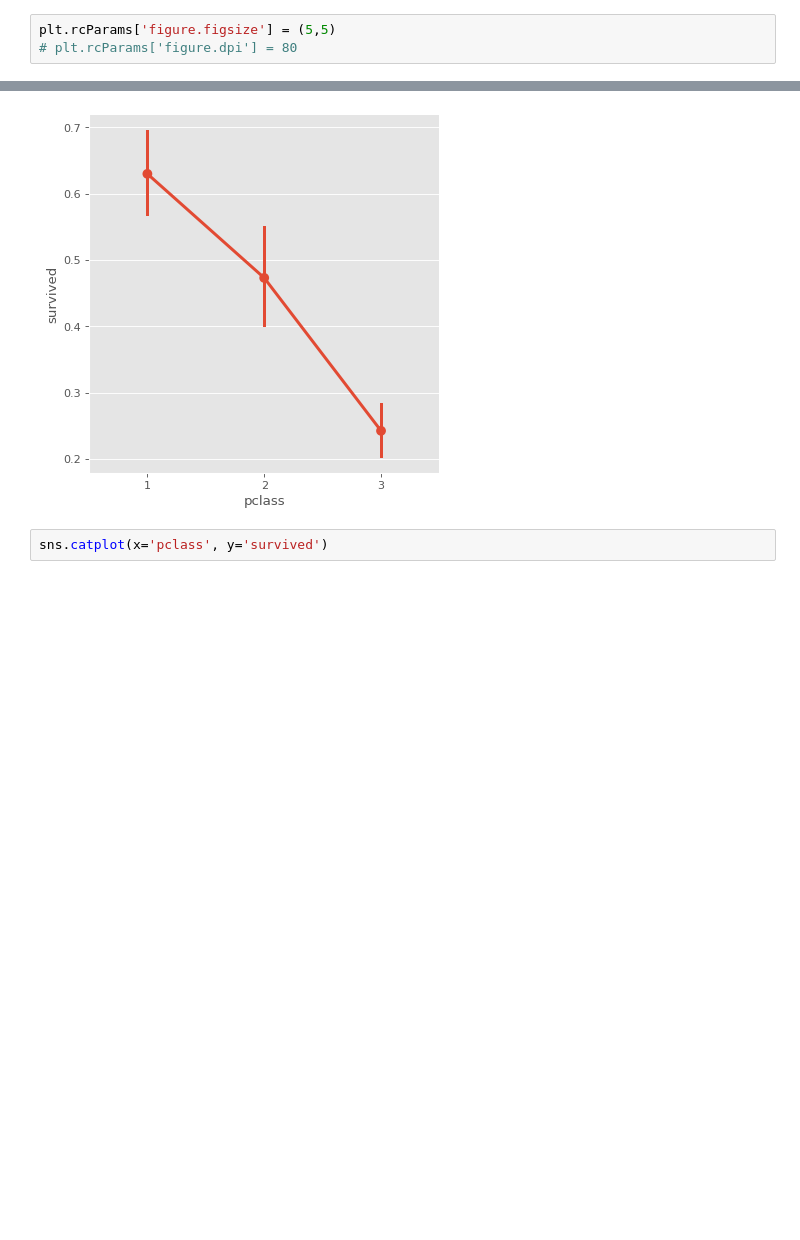
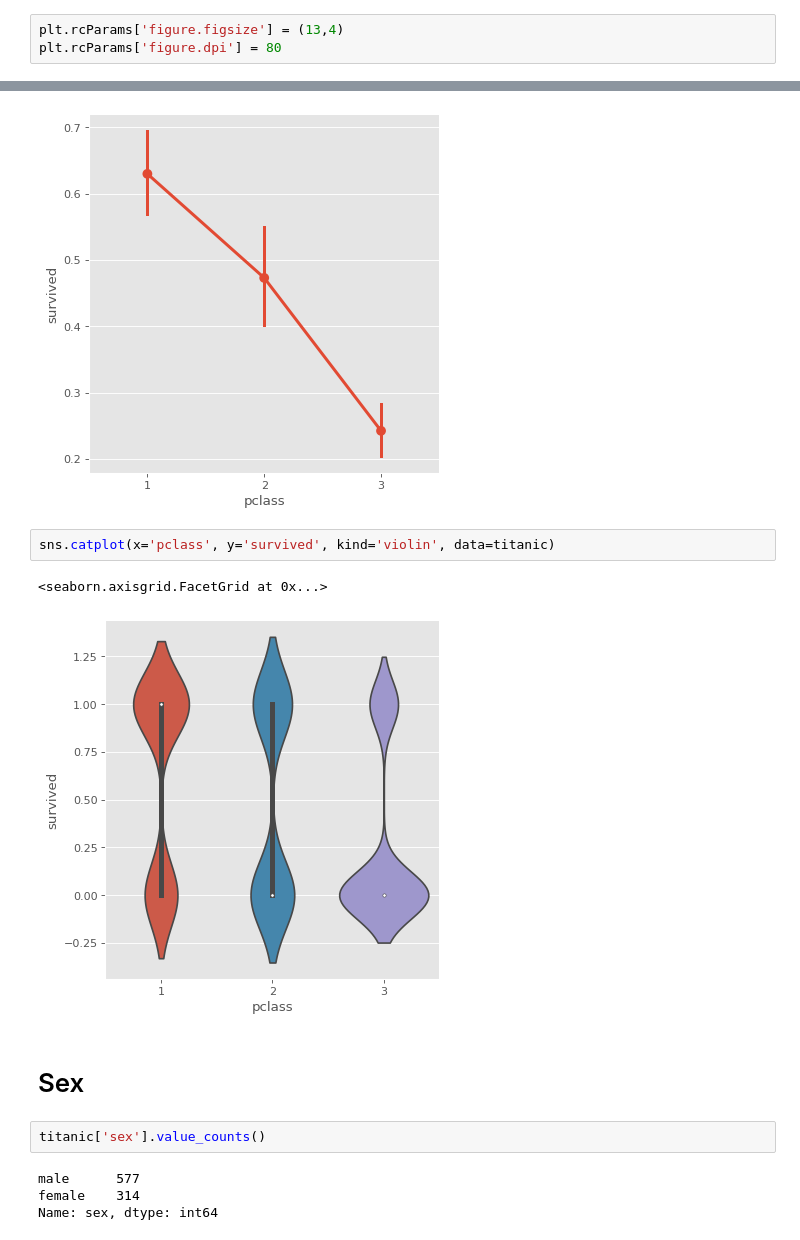
Before and after one commit to mainaliashish/data-science, a Jupyter notebook: EDA/titanic-dataset/eda-titanic.ipynb, the cells around one changed output, grey strips where cells are left out. Cells and saved outputs as stored; diff of their text form; blank space fills up the shorter version.

```diff
--- a/EDA/titanic-dataset/eda-titanic.ipynb
+++ b/EDA/titanic-dataset/eda-titanic.ipynb
@@ -7,8 +7,8 @@ import matplotlib.pyplot as plt
 import seaborn as sns
 %matplotlib inline
 # %%
-plt.rcParams['figure.figsize'] = (5,5)
-# plt.rcParams['figure.dpi'] = 80
+plt.rcParams['figure.figsize'] = (13,4)
+plt.rcParams['figure.dpi'] = 80
 # %% [markdown]
 ## Load the dataset
 # %%
@@ -281,4 +281,15 @@ sns.catplot(x='pclass', y='survived', kind='point', data=titanic)
 <seaborn.axisgrid.FacetGrid at 0x...>
 [figure]
 # %%
-sns.catplot(x='pclass', y='survived')
+sns.catplot(x='pclass', y='survived', kind='violin', data=titanic)
+# %% [output]
+<seaborn.axisgrid.FacetGrid at 0x...>
+[figure, added]
+# %% [markdown]
+# Sex
+# %%
+titanic['sex'].value_counts()
+# %% [output]
+male      577
+female    314
+Name: sex, dtype: int64
```
Also changed, not shown: parts of 15 cells of this notebook.
